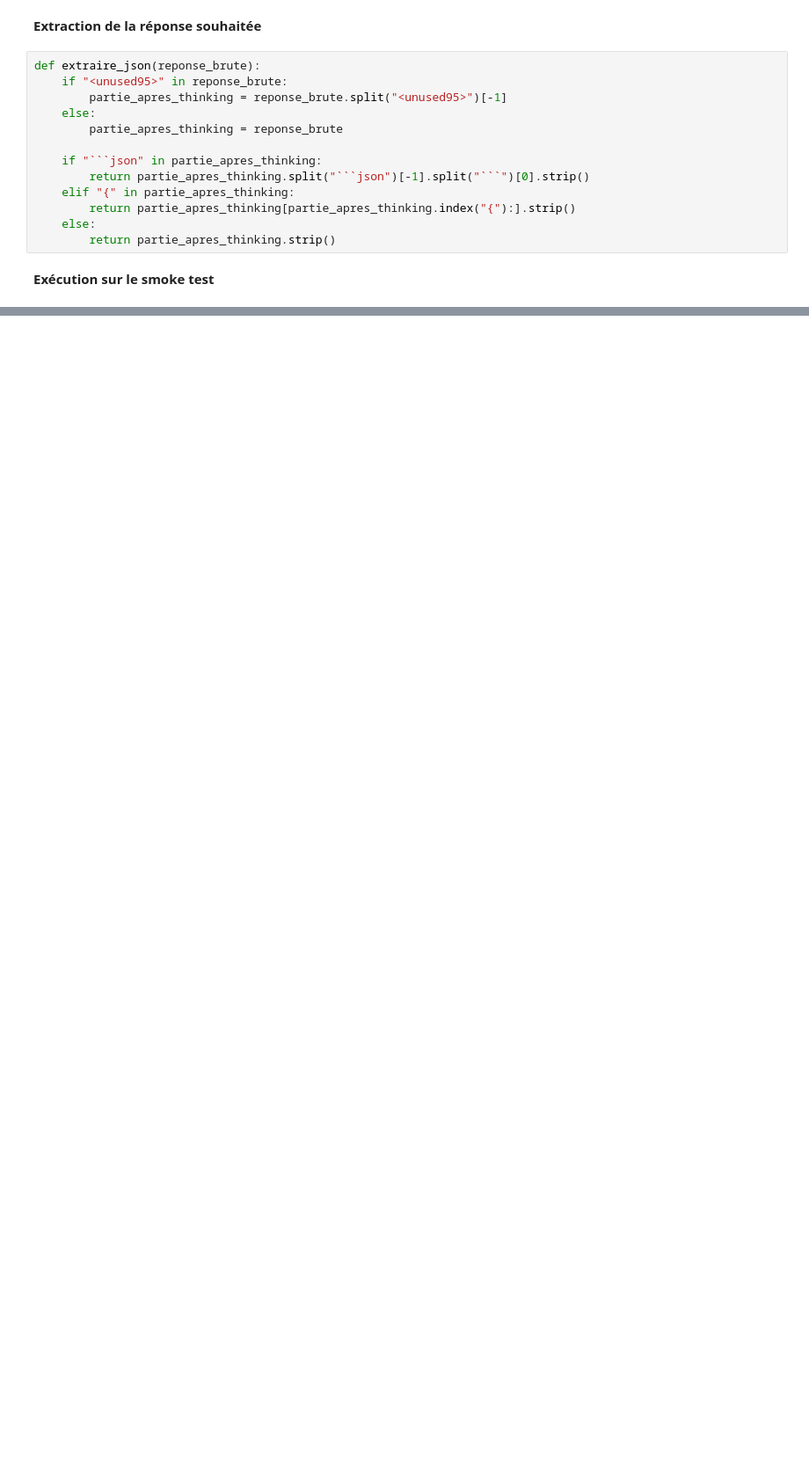
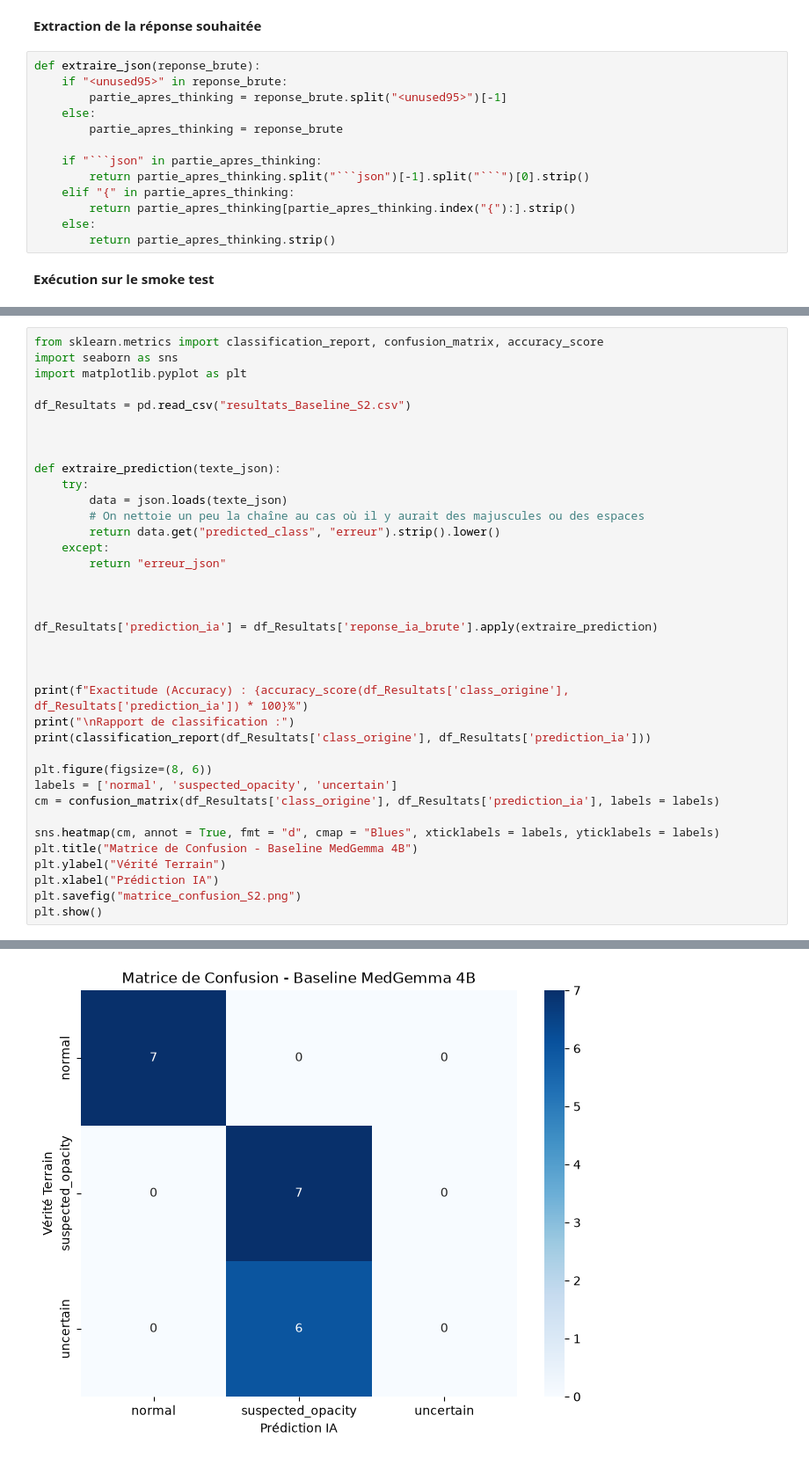
Before and after one commit to Doriped/SolutionDelivery, a Jupyter notebook: notebook.ipynb, the cells around one changed output, grey strips where cells are left out. Shown at 88% size. Saved outputs shown, nothing was run; the diff lists cells and outputs as text; blank space fills up the shorter version.

```diff
--- a/notebook.ipynb
+++ b/notebook.ipynb
@@ -179,0 +180,38 @@ Lancement du Smoke Test sur 20 patients...
+# %%
+from sklearn.metrics import classification_report, confusion_matrix, accuracy_score
+import seaborn as sns
+import matplotlib.pyplot as plt
+
+df_Resultats = pd.read_csv("resultats_Baseline_S2.csv")
+
+
+
+def extraire_prediction(texte_json):
+    try:
+        data = json.loads(texte_json)
+        # On nettoie un peu la chaîne au cas où il y aurait des majuscules ou des espaces
+        return data.get("predicted_class", "erreur").strip().lower()
+    except:
+        return "erreur_json"
+
+
+
+df_Resultats['prediction_ia'] = df_Resultats['reponse_ia_brute'].apply(extraire_prediction)
+
+
+
+print(f"Exactitude (Accuracy) : {accuracy_score(df_Resultats['class_origine'], df_Resultats['prediction_ia']) * 100}%")
+print("\nRapport de classification :")
+print(classification_report(df_Resultats['class_origine'], df_Resultats['prediction_ia']))
+
+plt.figure(figsize=(8, 6))
+labels = ['normal', 'suspected_opacity', 'uncertain']
+cm = confusion_matrix(df_Resultats['class_origine'], df_Resultats['prediction_ia'], labels = labels)
+
+sns.heatmap(cm, annot = True, fmt = "d", cmap = "Blues", xticklabels = labels, yticklabels = labels)
+plt.title("Matrice de Confusion - Baseline MedGemma 4B")
+plt.ylabel("Vérité Terrain")
+plt.xlabel("Prédiction IA")
+plt.savefig("matrice_confusion_S2.png")
+plt.show()
+# %% [output]
@@ -179,0 +230 @@ Lancement du Smoke Test sur 20 patients...
+[figure, added]
```
Also changed, not shown: parts of 6 cells of this notebook.
